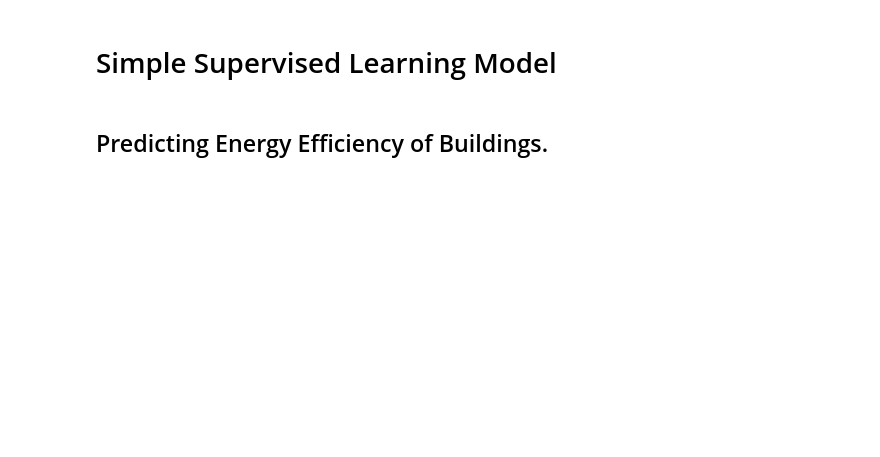
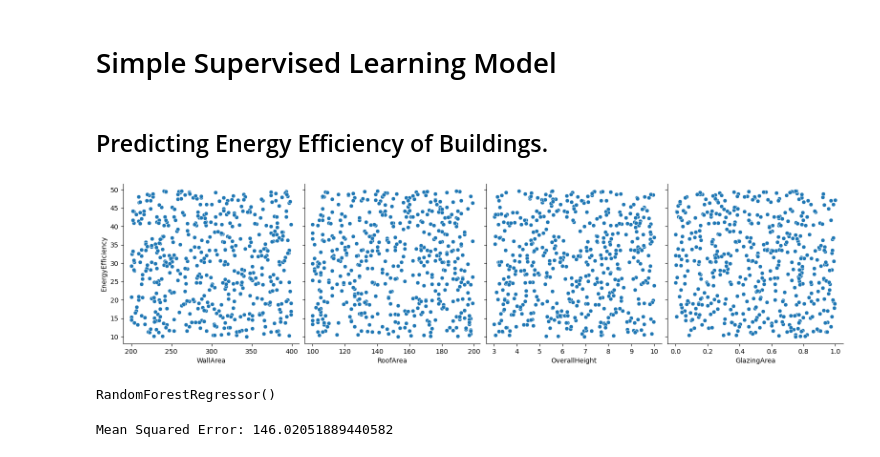
Before and after one commit to sskashya/AWS-Scholar-Projects, a Jupyter notebook: Generative AI/supervised_vs_unsupervised.ipynb, the cells around one changed output. Cells and saved outputs as stored; diff of their text form; code cells hidden in the pictures; blank space fills up the shorter version.

```diff
--- a/Generative AI/supervised_vs_unsupervised.ipynb
+++ b/Generative AI/supervised_vs_unsupervised.ipynb
@@ -29,0 +34,13 @@ df = pd.DataFrame(data)
+# %%
+# Visualize the relationships between features and the target variable (Energy Efficiency)
+# This is possible especially all the data types are int or floats.
+sns.pairplot(
+    df,
+    x_vars=['WallArea', 'RoofArea', 'OverallHeight', 'GlazingArea'],
+    y_vars='EnergyEfficiency', height=4, aspect=1, kind='scatter'
+    )
+plt.show()
+
+# We can see that there isn't a defining relationship between the X features and 'EnergyEfficiency'.
+# %% [output]
+[figure, added]
@@ -29,0 +50,18 @@ df = pd.DataFrame(data)
+# %%
+# Training a Random Forest model. This is a simple model, no hyperparameters are specified.
+# Using RandomForestRegressor() since our output variable is a continuous value.
+model = RandomForestRegressor()
+model.fit(X_train, y_train)
+# %% [output]
+RandomForestRegressor()
+# %%
+# Predicting outcome and evaluating model's accuracy.
+# Since our model is using a regression algorithm, the evaluation metric is mean squared error (mse).
+# MSE calculated the the average of deviations from the expected data point and squares that value. It is squared to remove error directionality.
+predictions = model.predict(X_test)
+mse = mean_squared_error(y_test, predictions)
+print(f"Mean Squared Error: {mse}")
+# Our MSE is 146. To explain this in simpler terms. The average deviation from expected outputs which is also known as average error is, about 12.
+# This means that on average, our model predicts the energy efficiency by either 12% higher, or 12% lower.
+# %% [output]
+Mean Squared Error: 146.02051889440582
```
Also changed, not shown: parts of 12 cells of this notebook.
